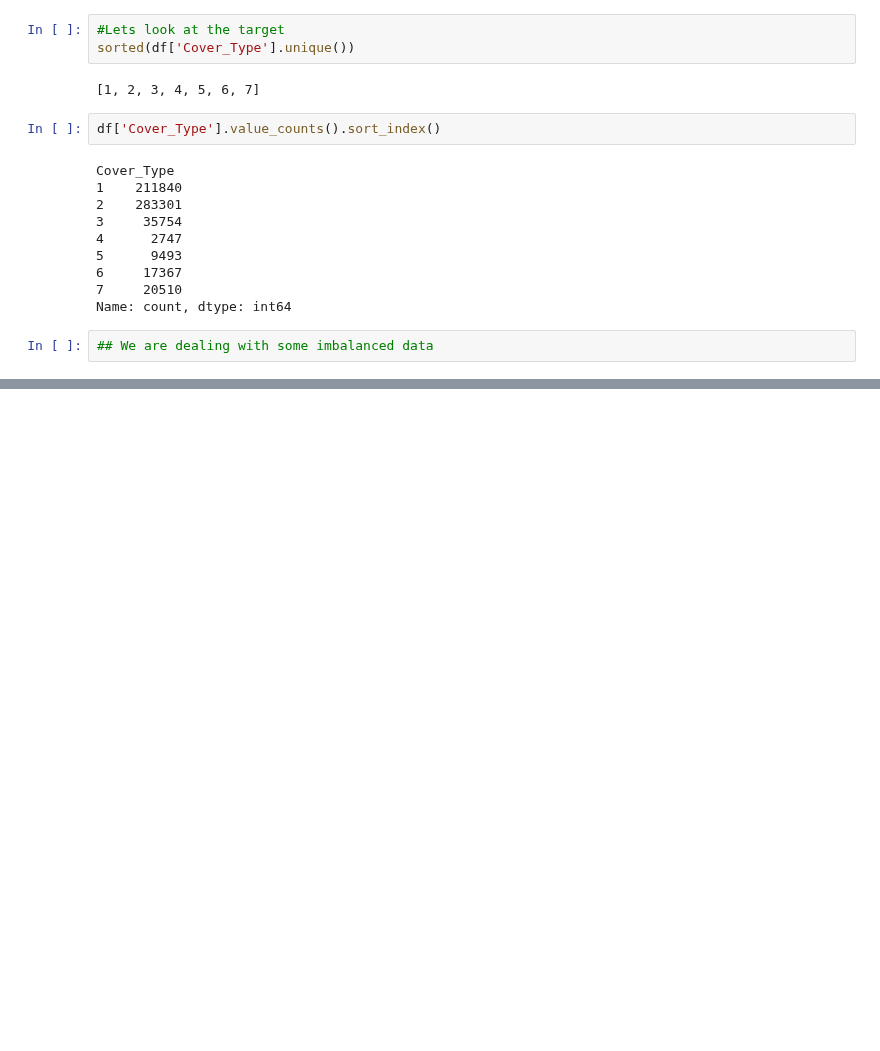
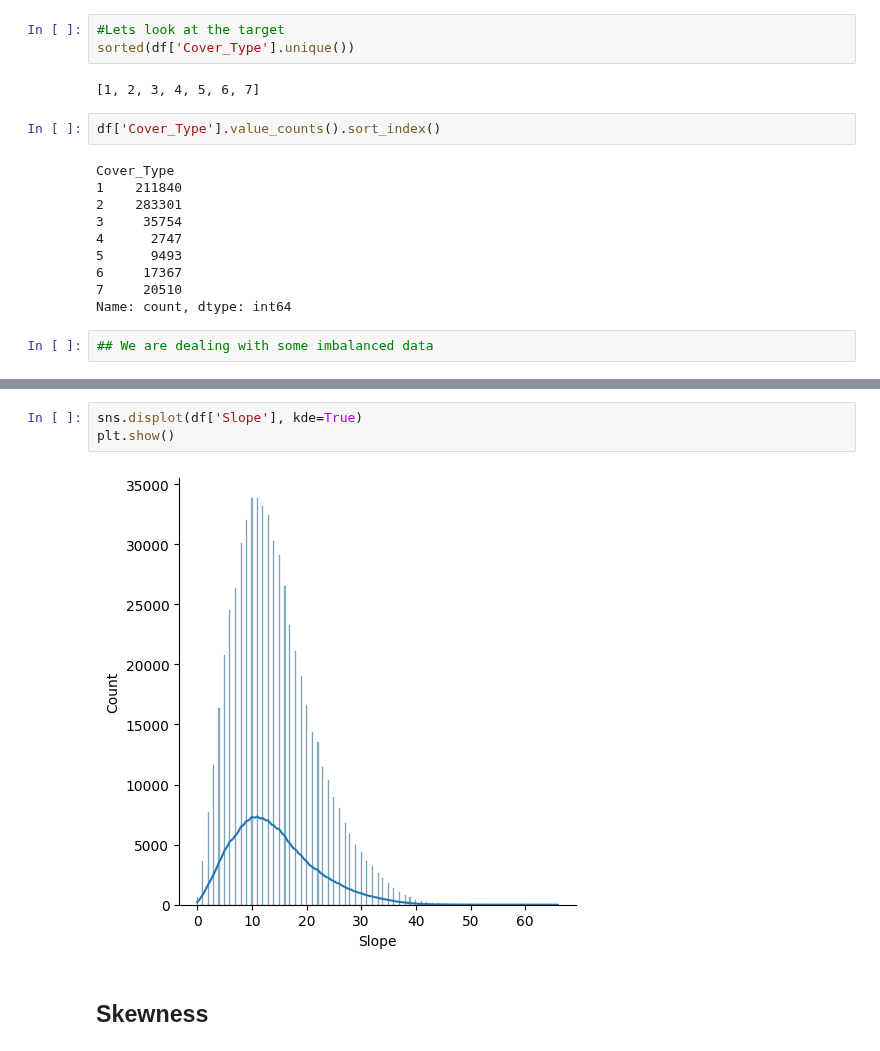
Before and after one commit to anidec25/Linear-Regression, a Jupyter notebook: CoverTypeClassification.ipynb, the cells around one changed output, grey strips where cells are left out. Drawn from its saved outputs; the diff is of its cells as text; blank space fills up the shorter version.

```diff
--- a/CoverTypeClassification.ipynb
+++ b/CoverTypeClassification.ipynb
@@ -87,0 +217,7 @@ Name: count, dtype: int64
+# %%
+sns.displot(df['Slope'], kde=True)
+plt.show()
+# %% [output]
+[figure, added]
+# %% [markdown]
+## Skewness
```
Also changed, not shown: parts of 41 cells of this notebook.
